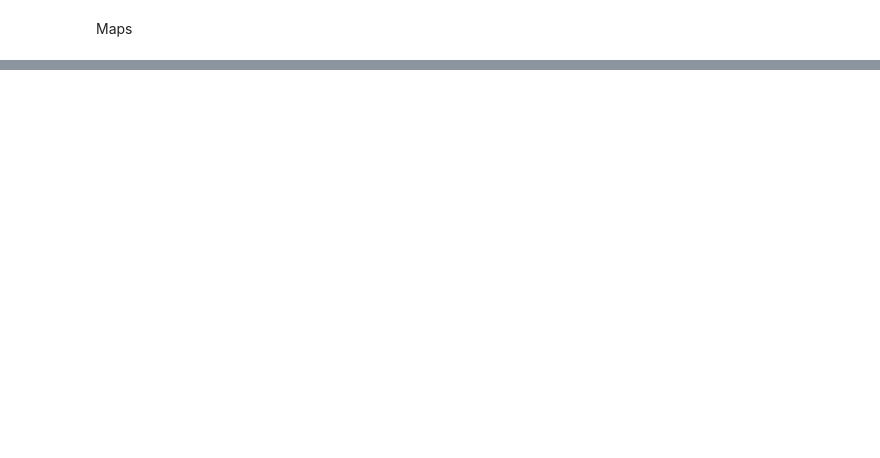
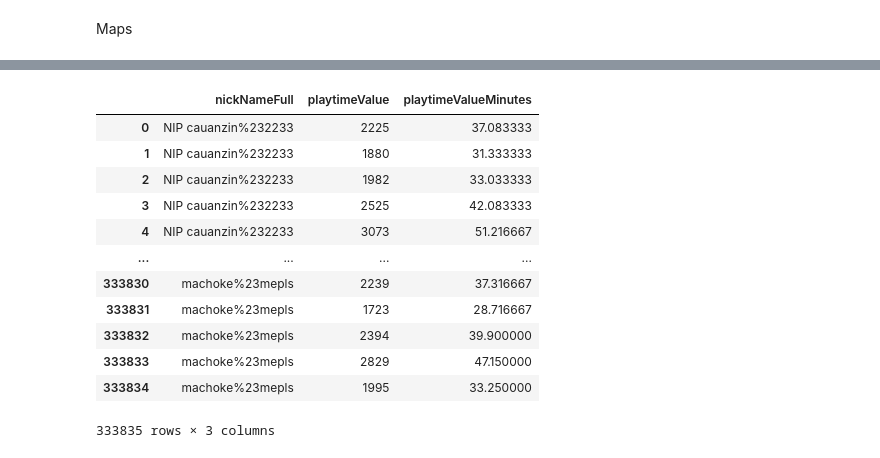
Before and after one commit to aalvestech/tcc_valorant_analysis, a Jupyter notebook: notebooks/notebook_tratamento_dados.ipynb, the cells around one changed output, grey strips where cells are left out. Saved outputs shown, nothing was run; the diff lists cells and outputs as text; code cells hidden in the pictures; blank space fills up the shorter version.

```diff
--- a/notebooks/notebook_tratamento_dados.ipynb
+++ b/notebooks/notebook_tratamento_dados.ipynb
@@ -188,0 +491,3 @@ fig.show()
+# %%
+player_match_time = df_matches_abt[['nickNameFull', 'playtimeValue']]
+player_match_time
@@ -188,0 +508,17 @@ fig.show()
+# %%
+player_match_time['playtimeValueMinutes'] = df_matches_abt['playtimeValue']/60
+player_match_time
+# %% [output]
+|  | nickNameFull | playtimeValue | playtimeValueMinutes |
+| 0 | NIP cauanzin%232233 | 2225 | 37.083333 |
+| 1 | NIP cauanzin%232233 | 1880 | 31.333333 |
+| 2 | NIP cauanzin%232233 | 1982 | 33.033333 |
+| 3 | NIP cauanzin%232233 | 2525 | 42.083333 |
+| 4 | NIP cauanzin%232233 | 3073 | 51.216667 |
+| ... | ... | ... | ... |
+| 333830 | machoke%23mepls | 2239 | 37.316667 |
+| 333831 | machoke%23mepls | 1723 | 28.716667 |
+| 333832 | machoke%23mepls | 2394 | 39.900000 |
+| 333833 | machoke%23mepls | 2829 | 47.150000 |
+| 333834 | machoke%23mepls | 1995 | 33.250000 |
+333835 rows × 3 columns
```
Also changed, not shown: parts of 44 cells of this notebook.
